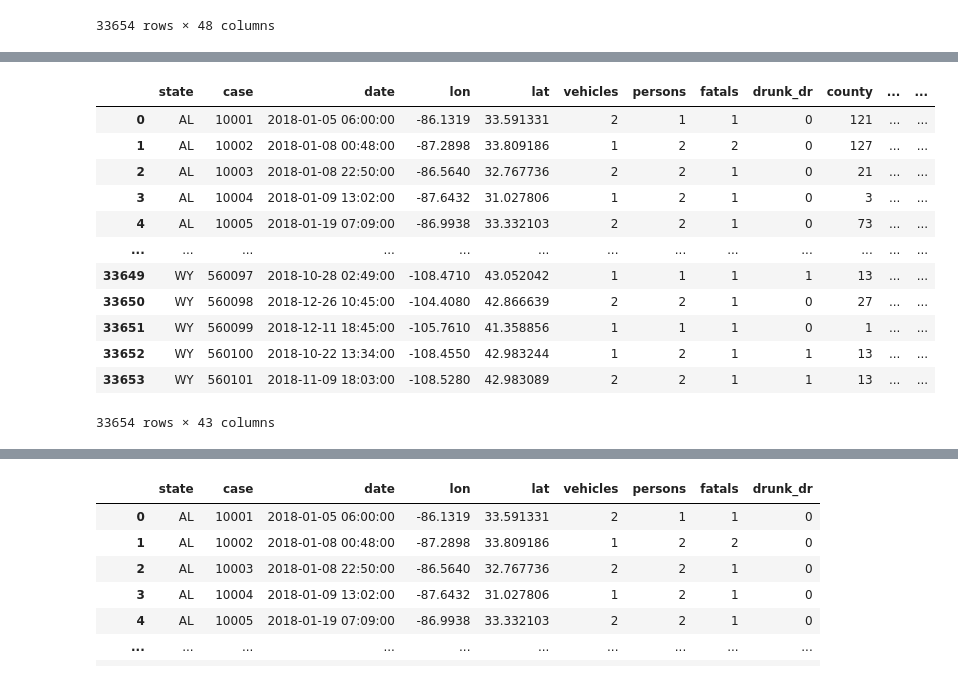
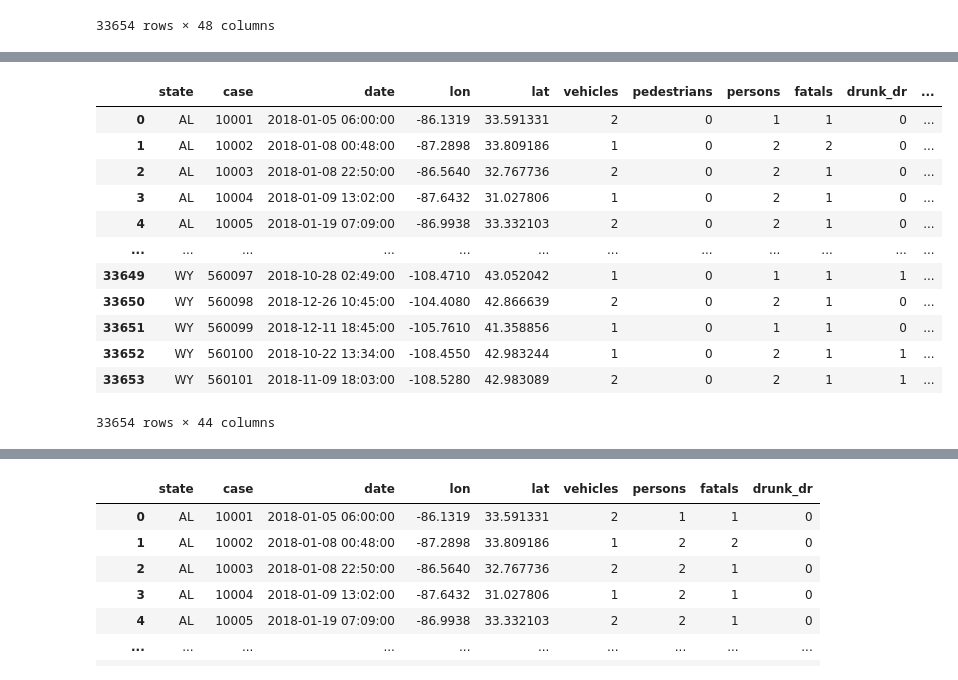
Before and after one commit to YM88/NHTSA-FARS-DATA-2015-2018, a Jupyter notebook: notebooks/200-data-cleanup.ipynb, the cells around one changed output, grey strips where cells are left out. Drawn from its saved outputs; the diff is of its cells as text; code cells hidden in the pictures.

```diff
--- a/notebooks/200-data-cleanup.ipynb
+++ b/notebooks/200-data-cleanup.ipynb
@@ -173,8 +193,8 @@ PandasInterface expects tabular data, for more information on supported datatype
 # %%
 ## vehicles
-accidents_18.rename(columns={"ve_total": "vehicles"}, inplace=True)
+df.rename(columns={"ve_total": "vehicles"}, inplace=True)
 
-accidents_18
+df
 # %% [output]
 |  | state | case | date | lon | lat | vehicles | ve_forms | pvh_invl | peds | pernotmvit | ... |
 | 0 | AL | 10001 | 2018-01-05 06:00:00 | -86.1319 | 33.591331 | 2 | 1 | 1 | 0 | 0 | ... |
@@ -190,4 +210,5 @@ accidents_18
 | 33653 | WY | 560101 | 2018-11-09 18:03:00 | -108.5280 | 42.983089 | 2 | 2 | 0 | 0 | 0 | ... |
 33654 rows × 48 columns
 # %%
-accidents_18.drop(columns=["ve_forms", "pvh_invl", "peds", "pernotmvit", "permvit"], inplace=True)
+df.drop(columns=["ve_forms", "pvh_invl"], inplace=True)
+df
@@ -193,0 +229,5 @@ accidents_18.drop(columns=["ve_forms", "pvh_invl", "peds", "pernotmvit", "permvi
+# %%
+## pedestrians
+df.rename(columns={"peds": "pedestrians"}, inplace=True)
+
+df
@@ -193,0 +248,3 @@ accidents_18.drop(columns=["ve_forms", "pvh_invl", "peds", "pernotmvit", "permvi
+# %%
+df.drop(columns=["pernotmvit", "permvit"], inplace=True)
+df
@@ -194,21 +265,21 @@ accidents_18.drop(columns=["ve_forms", "pvh_invl", "peds", "pernotmvit", "permvi
 # %%
 # 'state', 'case', 'date', 'lon', 'lat', 'vehicles', 'persons'
 
-_state, _case, _date, _lon, _lat, _vehicles, _persons, *cols, _fatals, _drunk_dr = list(accidents_18.columns)
-accidents_18 = accidents_18[["state", "case", "date", "lon", "lat", "vehicles", "persons", "fatals", "drunk_dr"] + cols]
+_state, _case, _date, _lon, _lat, _vehicles, _pedestrians, _persons, *cols, _fatals, _drunk_dr = list(df.columns)
+df = df[["state", "case", "date", "lon", "lat", "vehicles", "pedestrians", "persons", "fatals", "drunk_dr"] + cols]
 
-accidents_18
+df
 # %% [output]
-|  | state | case | date | lon | lat | vehicles | persons | fatals | drunk_dr | county | ... | ... |
-| 0 | AL | 10001 | 2018-01-05 06:00:00 | -86.1319 | 33.591331 | 2 | 1 | 1 | 0 | 121 | ... | ... |
-| 1 | AL | 10002 | 2018-01-08 00:48:00 | -87.2898 | 33.809186 | 1 | 2 | 2 | 0 | 127 | ... | ... |
-| 2 | AL | 10003 | 2018-01-08 22:50:00 | -86.5640 | 32.767736 | 2 | 2 | 1 | 0 | 21 | ... | ... |
-| 3 | AL | 10004 | 2018-01-09 13:02:00 | -87.6432 | 31.027806 | 1 | 2 | 1 | 0 | 3 | ... | ... |
-| 4 | AL | 10005 | 2018-01-19 07:09:00 | -86.9938 | 33.332103 | 2 | 2 | 1 | 0 | 73 | ... | ... |
-| ... | ... | ... | ... | ... | ... | ... | ... | ... | ... | ... | ... | ... |
-| 33649 | WY | 560097 | 2018-10-28 02:49:00 | -108.4710 | 43.052042 | 1 | 1 | 1 | 1 | 13 | ... | ... |
-| 33650 | WY | 560098 | 2018-12-26 10:45:00 | -104.4080 | 42.866639 | 2 | 2 | 1 | 0 | 27 | ... | ... |
-| 33651 | WY | 560099 | 2018-12-11 18:45:00 | -105.7610 | 41.358856 | 1 | 1 | 1 | 0 | 1 | ... | ... |
-| 33652 | WY | 560100 | 2018-10-22 13:34:00 | -108.4550 | 42.983244 | 1 | 2 | 1 | 1 | 13 | ... | ... |
-| 33653 | WY | 560101 | 2018-11-09 18:03:00 | -108.5280 | 42.983089 | 2 | 2 | 1 | 1 | 13 | ... | ... |
+|  | state | case | date | lon | lat | vehicles | pedestrians | persons | fatals | drunk_dr | ... |
+| 0 | AL | 10001 | 2018-01-05 06:00:00 | -86.1319 | 33.591331 | 2 | 0 | 1 | 1 | 0 | ... |
+| 1 | AL | 10002 | 2018-01-08 00:48:00 | -87.2898 | 33.809186 | 1 | 0 | 2 | 2 | 0 | ... |
+| 2 | AL | 10003 | 2018-01-08 22:50:00 | -86.5640 | 32.767736 | 2 | 0 | 2 | 1 | 0 | ... |
+| 3 | AL | 10004 | 2018-01-09 13:02:00 | -87.6432 | 31.027806 | 1 | 0 | 2 | 1 | 0 | ... |
+| 4 | AL | 10005 | 2018-01-19 07:09:00 | -86.9938 | 33.332103 | 2 | 0 | 2 | 1 | 0 | ... |
+| ... | ... | ... | ... | ... | ... | ... | ... | ... | ... | ... | ... |
+| 33649 | WY | 560097 | 2018-10-28 02:49:00 | -108.4710 | 43.052042 | 1 | 0 | 1 | 1 | 1 | ... |
+| 33650 | WY | 560098 | 2018-12-26 10:45:00 | -104.4080 | 42.866639 | 2 | 0 | 2 | 1 | 0 | ... |
+| 33651 | WY | 560099 | 2018-12-11 18:45:00 | -105.7610 | 41.358856 | 1 | 0 | 1 | 1 | 0 | ... |
+| 33652 | WY | 560100 | 2018-10-22 13:34:00 | -108.4550 | 42.983244 | 1 | 0 | 2 | 1 | 1 | ... |
+| 33653 | WY | 560101 | 2018-11-09 18:03:00 | -108.5280 | 42.983089 | 2 | 0 | 2 | 1 | 1 | ... |
-33654 rows × 43 columns
+33654 rows × 44 columns
```
Also changed, not shown: parts of 13 cells of this notebook.
